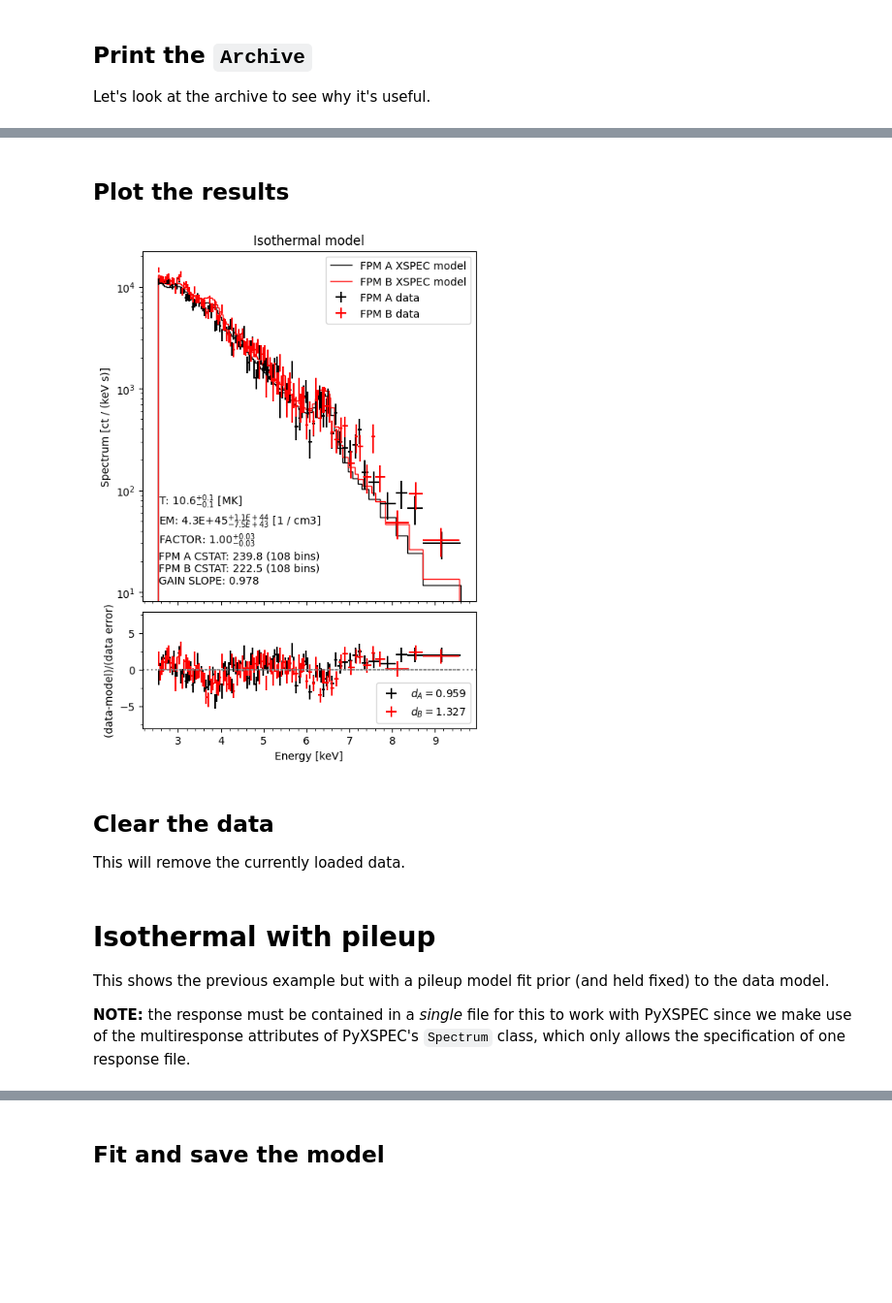
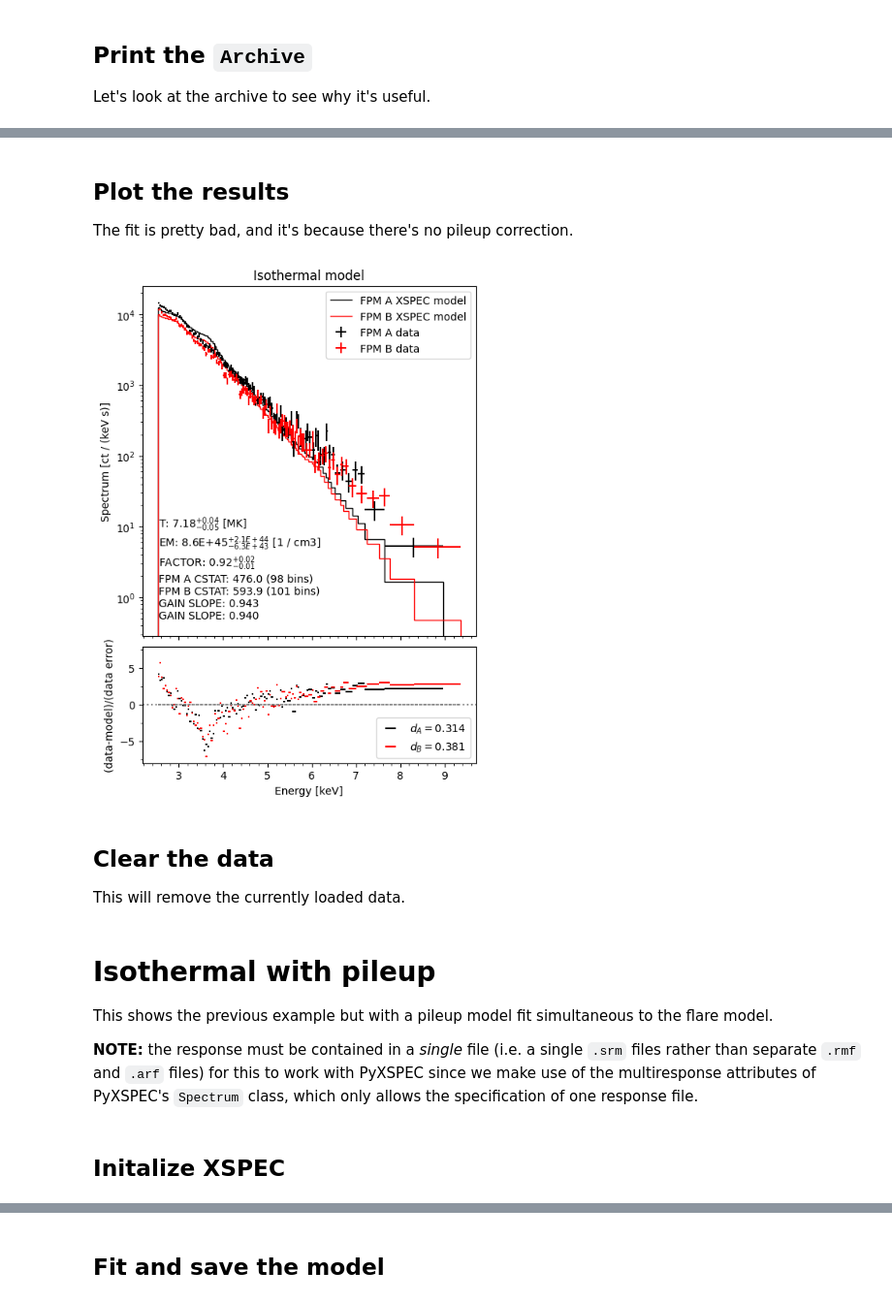
Before and after one commit to masek014/pyxspec_extension, a Jupyter notebook: examples/nustar_isothermal.ipynb, the cells around one changed output, grey strips where cells are left out. Shown at 97% size. Saved outputs shown, nothing was run; the diff lists cells and outputs as text; code cells hidden in the pictures; blank space fills up the shorter version.

Commit message:
Reworked example

```diff
--- a/examples/nustar_isothermal.ipynb
+++ b/examples/nustar_isothermal.ipynb
@@ -35,17 +45,12 @@ with zipfile.ZipFile(data_zip, 'r') as zipped:
-# %%
-data_dir = './data/'
-out_dir = './output/'
-fpmA_pha = 'fpmA_g0-4.pha'
-fpmB_pha = 'fpmB_g0-4.pha'
 # %%
+fpmA_pha = 'fpmA_flare_g0-4.pha'
+fpmB_pha = 'fpmB_flare_g0-4.pha'
 interface.add_instrument(
     name = 'FPM A',
-    signal_file = fpmA_pha
-)
+    signal_file = fpmA_pha)
 interface.add_instrument(
     name = 'FPM B',
-    signal_file = fpmB_pha
-)
+    signal_file = fpmB_pha)
 interface.read_data(data_dir)
 xspec.AllData.ignore('bad') # Specify which energy channels to ignore.
 # %% [output]
@@ -81,14 +80,15 @@ isothermal_model = interface.add_component(
     model_name = model_name,
     expression = 'const*vapec',
     parameter_limits_file = DEFAULT_PARAMETER_FILE,
-    out_dir = out_dir
-)
+    out_dir = out_dir)
+slopes = {
+    'FPM A': (1, 0.01, 0.94, 0.94, 1.0, 1.0), # Follows XSPEC's convention: (initial, delta, hard min, soft min, soft max, hard max)
+    'FPM B': (1, 0.01, 0.94, 0.94, 1.0, 1.0)
+}
+offsets = {'A': 0, 'B': 0}
 interface.set_gain(
-    slope = (1, 0.01, 0.94, 0.94, 1.0, 1.0), # Follows XSPEC's convention: (initial, delta, hard min, soft min, soft max, hard max)
-    offset = 0,
-    fit_slope = True,
-    fit_offset = False
-)
+    slopes = slopes, offsets = offsets,
+    fit_slope = True, fit_offset = False)
 # %% [output]
 Adding new component isothermal with expression const*vapec
 Full expression is now constant*vapec
@@ -206,3 +202 @@ Instrument: FPM A
                                 (0.0, 0.0, 'FFFFFFFFF')
-# %% [markdown]
-## Plot the results
@@ -212,21 +203,21 @@ from pyxspec_extension.plotter import ModelPlotter
+# %% [markdown]
+## Plot the results
+
+The fit is pretty bad, and it's because there's no pileup correction.
 # %%
 fig, axs = plt.subplots(
-    2, 1,
-    figsize=(5,7),
-    sharex=True,
-    layout='constrained',
-    gridspec_kw=dict(height_ratios=[3,1],hspace=0)
-)
+    2, 1, figsize=(5,7),
+    sharex=True, layout='constrained',
+    gridspec_kw={'height_ratios': [3, 1], 'hspace': 0})
 
 plotter = ModelPlotter(archive)
 ax0, ax1 = plotter.make_xspec_plot(model_name, axs=axs)
 ax1.axhline(0, color='gray', ls=':')
 ax0.legend()
 ax1.legend()
-
-plt.savefig(f'{out_dir}/{model_name}.png')
+plt.savefig(out_dir / f'{model_name}.png')
 # %% [output]
-[figure, old version]
+[figure, new version]
 # %% [markdown]
 ## Clear the data
 
@@ -236,6 +227,6 @@ interface.clear_data()
 # %% [markdown]
 # Isothermal with pileup
 
-This shows the previous example but with a pileup model fit prior (and held fixed) to the data model.
+This shows the previous example but with a pileup model fit simultaneous to the flare model.
 
-**NOTE:** the response must be contained in a *single* file for this to work with PyXSPEC since we make use of the multiresponse attributes of PyXSPEC's `Spectrum` class, which only allows the specification of one response file.
+**NOTE:** the response must be contained in a *single* file (i.e. a single `.srm` files rather than separate `.rmf` and `.arf` files) for this to work with PyXSPEC since we make use of the multiresponse attributes of PyXSPEC's `Spectrum` class, which only allows the specification of one response file.
@@ -252,0 +233,2 @@ fpmB_pileup = 'fpmB_g21-24.pha'
+# %% [markdown]
+## Initalize XSPEC
```
Also changed, not shown: parts of 41 cells of this notebook, 16 other files.
